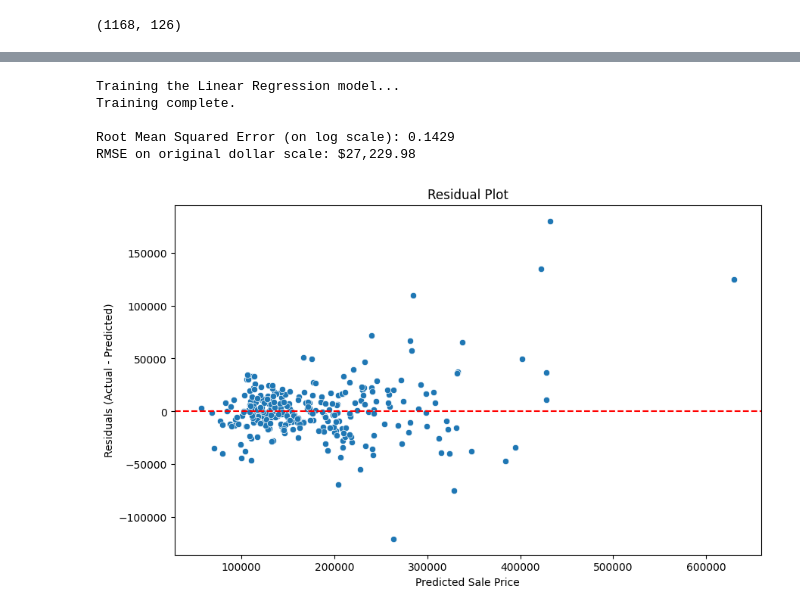
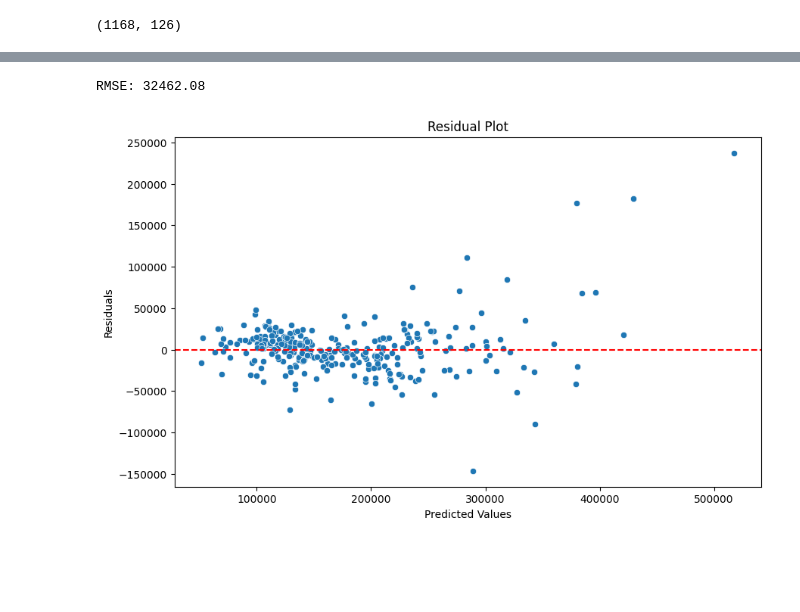
Before and after one commit to RahulArra/Machine-Learning, a Jupyter notebook: house_prediction.ipynb, the cells around one changed output, grey strips where cells are left out. Cells and saved outputs as stored; diff of their text form; code cells hidden in the pictures; blank space fills up the shorter version.

```diff
--- a/house_prediction.ipynb
+++ b/house_prediction.ipynb
@@ -282,57 +267,33 @@ X_test_scaled = pd.DataFrame(X_test_scaled, columns=X_test.columns)
-# %%
-from sklearn.preprocessing import StandardScaler
-from sklearn.linear_model import LinearRegression
-from sklearn.metrics import mean_squared_error
-import numpy as np
-import pandas as pd
-
-
-scaler = StandardScaler()
-
-X_train_scaled = scaler.fit_transform(X_train)
-X_test_scaled = scaler.transform(X_test)
-
-X_train_scaled = pd.DataFrame(X_train_scaled, columns=X_train.columns)
-X_test_scaled = pd.DataFrame(X_test_scaled, columns=X_test.columns)
-
-y_train_log = np.log1p(y_train)
-y_test_log = np.log1p(y_test)
-
-lr_model = LinearRegression()
-
-print("Training the Linear Regression model...")
-lr_model.fit(X_train_scaled, y_train_log)
-print("Training complete.")
-
-y_pred_log = lr_model.predict(X_test_scaled)
-
-rmse_log = np.sqrt(mean_squared_error(y_test_log, y_pred_log))
-print(f"\nRoot Mean Squared Error (on log scale): {rmse_log:.4f}")
-
-y_test_orig = np.expm1(y_test_log)
-y_pred_orig = np.expm1(y_pred_log)
-
-rmse_orig = np.sqrt(mean_squared_error(y_test_orig, y_pred_orig))
-print(f"RMSE on original dollar scale: ${rmse_orig:,.2f}")
-# %% [output]
-Training the Linear Regression model...
-Training complete.
-
-Root Mean Squared Error (on log scale): 0.1429
-RMSE on original dollar scale: $27,229.98
+# %%
+from sklearn.linear_model import LinearRegression
+from sklearn.metrics import mean_squared_error
+import numpy as np
+
+# Train
+lr_model = LinearRegression()
+lr_model.fit(X_train, y_train)
+
+# Predict
+y_pred = lr_model.predict(X_test)
+
+# RMSE
+rmse = np.sqrt(mean_squared_error(y_test, y_pred))
+print(f"RMSE: {rmse:.2f}")
+# %% [output]
+RMSE: 32462.08
 # %%
 import matplotlib.pyplot as plt
 import seaborn as sns
 
-
-residuals = y_test_orig - y_pred_orig
+# Residuals
+residuals = y_test - y_pred
 
 plt.figure(figsize=(10, 6))
-sns.scatterplot(x=y_pred_orig, y=residuals)
+sns.scatterplot(x=y_pred, y=residuals)
 plt.axhline(y=0, color='r', linestyle='--')
-plt.xlabel("Predicted Sale Price")
-plt.ylabel("Residuals (Actual - Predicted)")
+plt.xlabel("Predicted Values")
+plt.ylabel("Residuals")
 plt.title("Residual Plot")
 plt.show()
 # %% [output]
-[figure, old version]
+[figure, new version]
```
Also changed, not shown: parts of 5 cells of this notebook.
